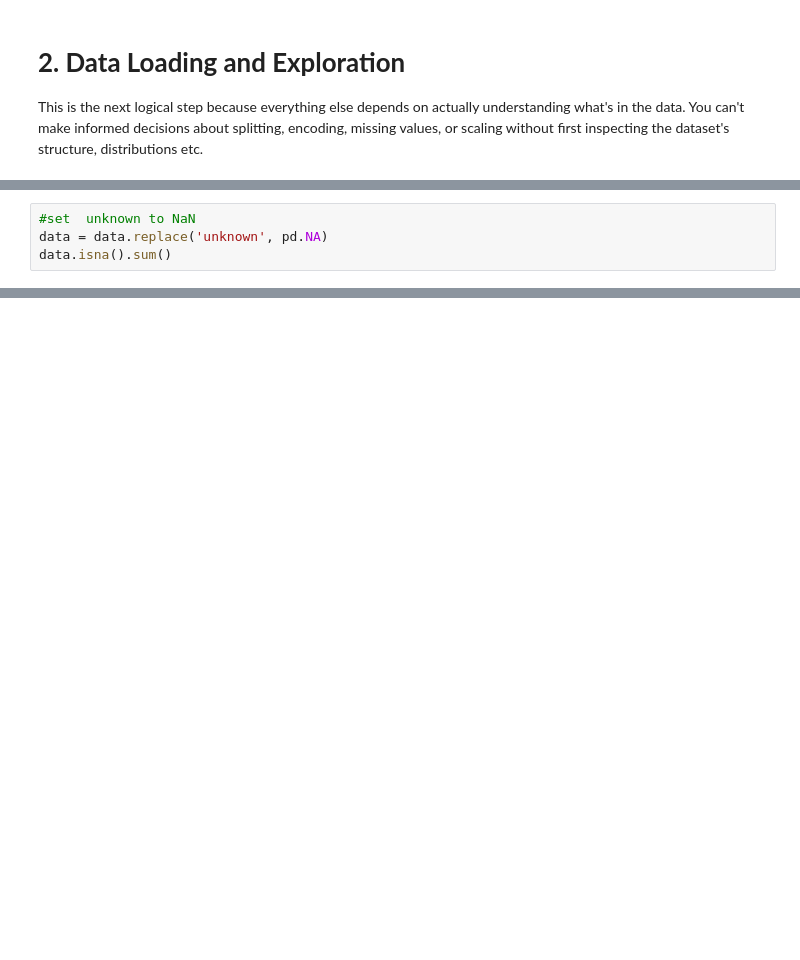
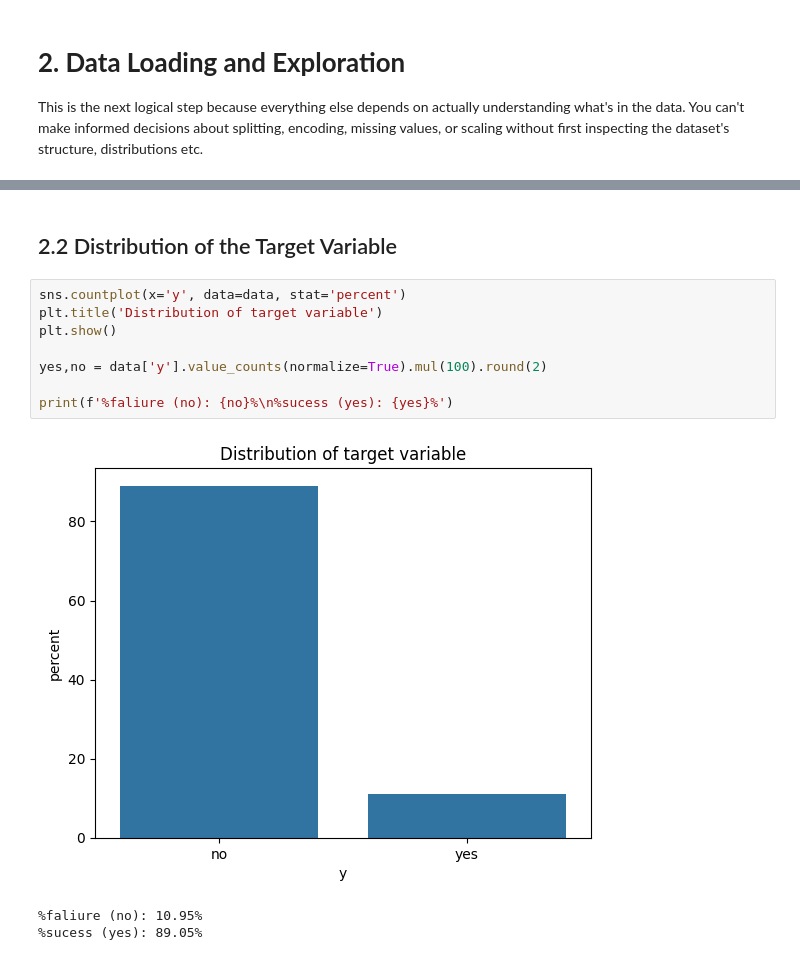
Before and after one commit to earnanderieu2023-pixel/ML_fundamentals_2026, a Jupyter notebook: assignment_1_estelle_arnander.ipynb, the cells around one changed output, grey strips where cells are left out. Drawn from its saved outputs; the diff is of its cells as text; blank space fills up the shorter version.

```diff
--- a/assignment_1_estelle_arnander.ipynb
+++ b/assignment_1_estelle_arnander.ipynb
@@ -110,4 +108,0 @@ Length: 2, dtype: str
-# %%
-#set  unknown to NaN
-data = data.replace('unknown', pd.NA)
-data.isna().sum()
@@ -158,0 +116,14 @@ No explicit NaN values were present in the raw data. However, several categorica
+# %% [markdown]
+## 2.2 Distribution of the Target Variable
+# %%
+sns.countplot(x='y', data=data, stat='percent')
+plt.title('Distribution of target variable')
+plt.show()
+
+yes,no = data['y'].value_counts(normalize=True).mul(100).round(2)
+
+print(f'%faliure (no): {no}%\n%sucess (yes): {yes}%')
+# %% [output]
+[figure, added]
+%faliure (no): 10.95%
+%sucess (yes): 89.05%
```
Also changed, not shown: parts of 39 cells of this notebook.
